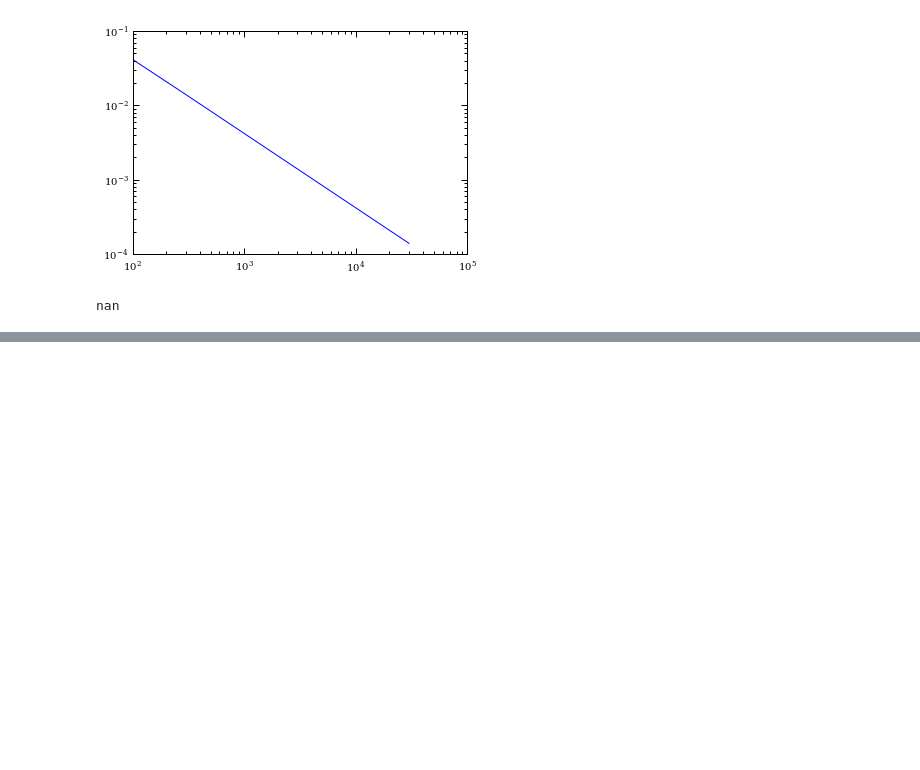
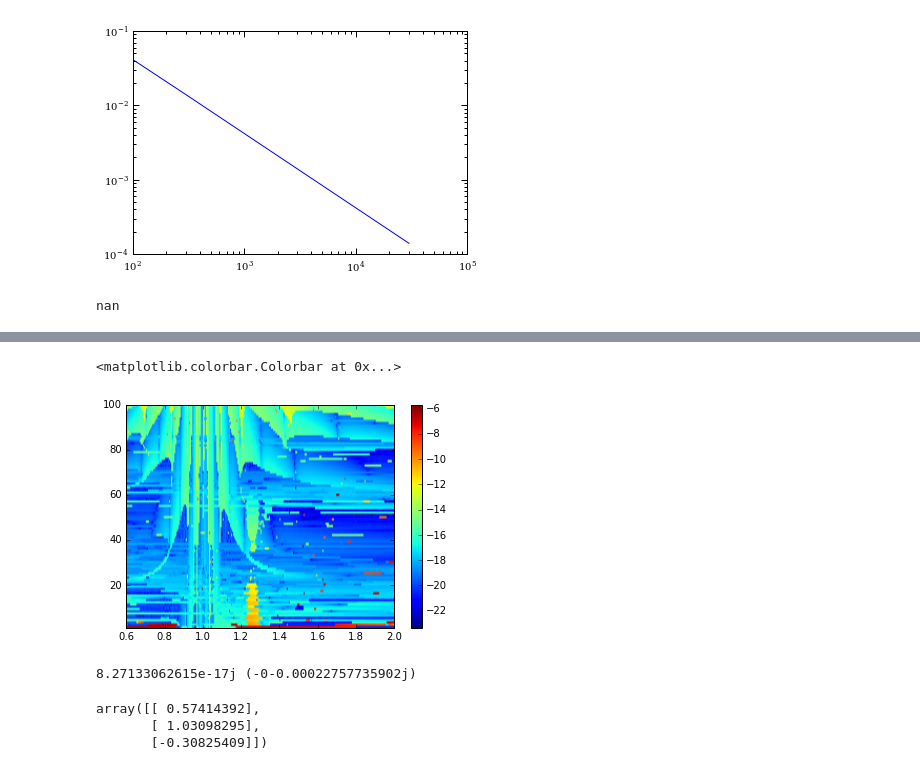
Before and after one commit to adamdempsey90/linearwaves, a Jupyter notebook: python/block_solver.ipynb, the cells around one changed output, grey strips where cells are left out. Saved outputs shown, nothing was run; the diff lists cells and outputs as text; code cells hidden in the pictures; blank space fills up the shorter version.

```diff
--- a/python/block_solver.ipynb
+++ b/python/block_solver.ipynb
@@ -638,0 +667,11 @@ nan
+# %%
+plt.imshow(np.log10(np.sqrt(abs((np.conj(dr_res - cdr_res)*(dr_res-cdr_res)).real))),extent=(.6,2,1,100),aspect='auto')
+plt.colorbar()
+# %% [output]
+<matplotlib.colorbar.Colorbar at 0x...>
+[figure, added]
+# %%
+ind = np.argwhere((res-cres).imag == (res - cres).imag.max())[0]
+print(indres[ind[0],ind[1]],cres[ind[0],ind[1]])
+# %% [output]
+8.27133062615e-17j (-0-0.00022757735902j)
@@ -638,0 +695,6 @@ nan
+# %%
+sol[0]
+# %% [output]
+array([[ 0.57414392],
+       [ 1.03098295],
+       [-0.30825409]])
```
Also changed, not shown: parts of 10 cells of this notebook, 8 other files.
